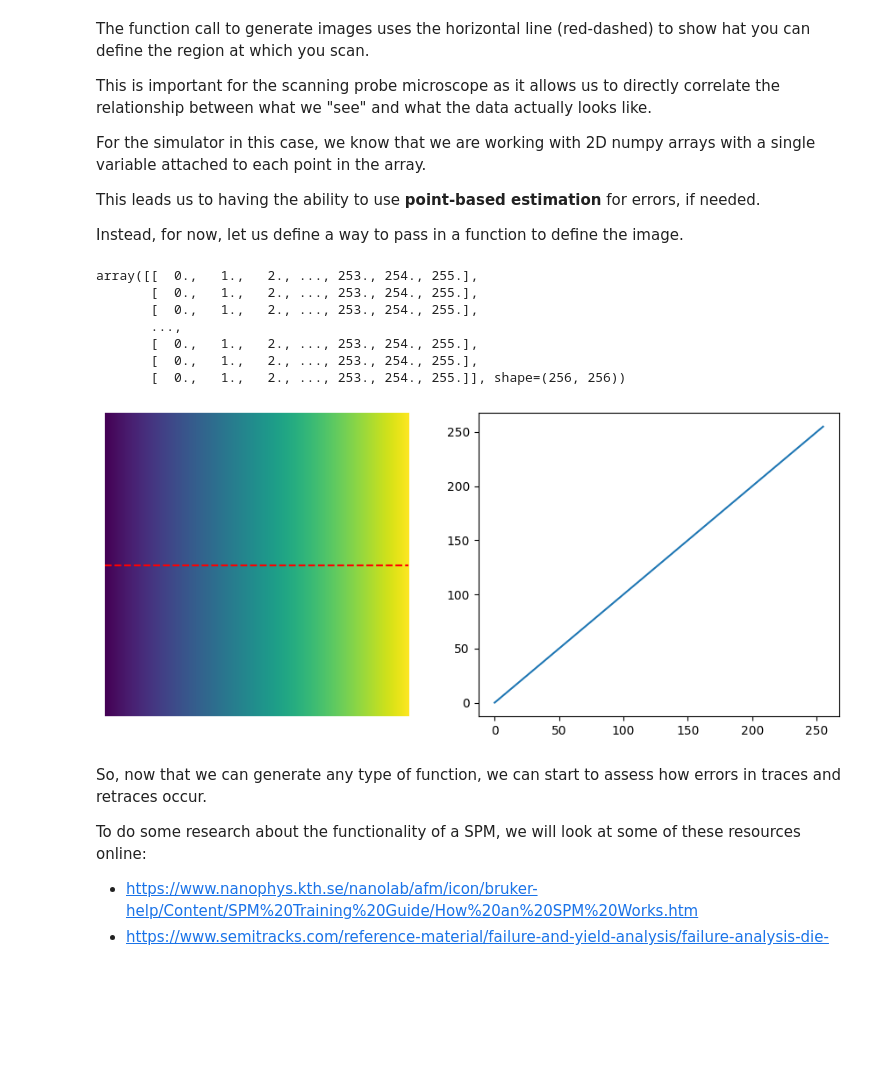
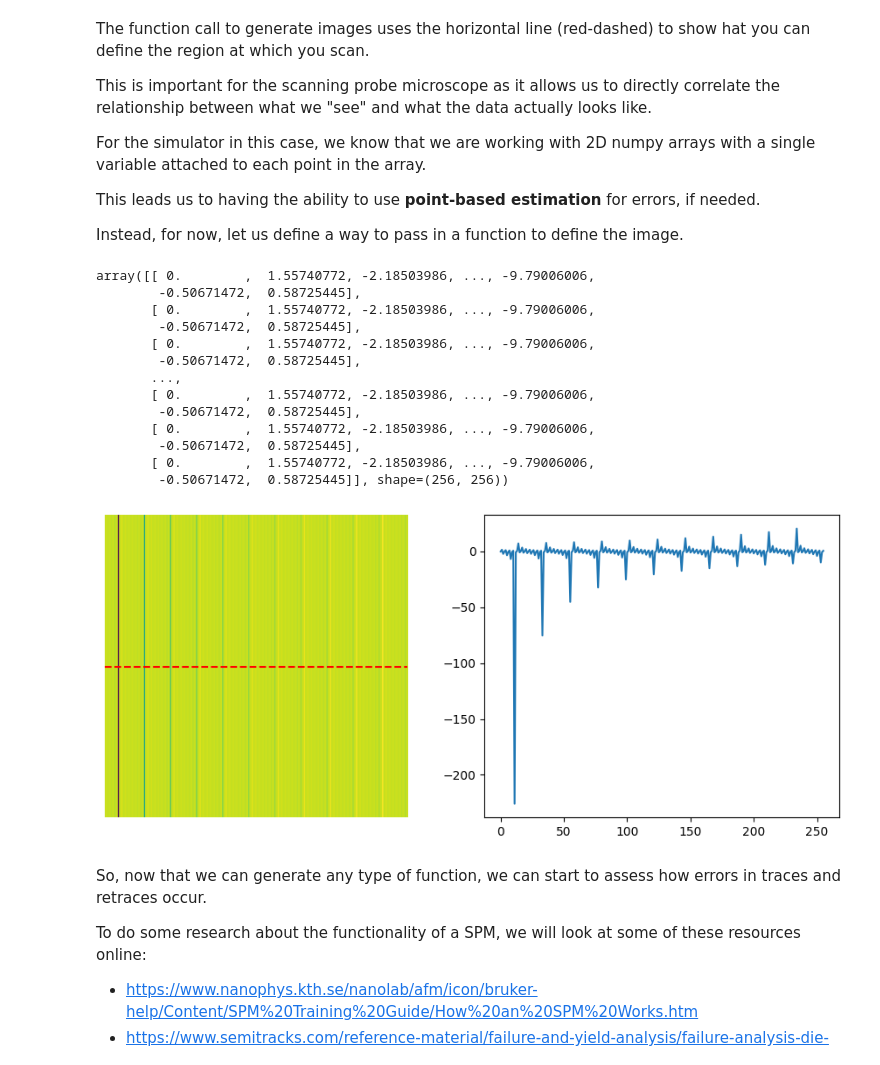
Before and after one commit to colinedsall/ofdspm, a Jupyter notebook: simulator.ipynb, the cells around one changed output. Cells and saved outputs as stored; diff of their text form; code cells hidden in the pictures; blank space fills up the shorter version.

```diff
--- a/simulator.ipynb
+++ b/simulator.ipynb
@@ -74,41 +74,47 @@ def generate_function_pattern(nx, ny, function = np.ceil, show = False):
     nx - int:                   Number of pixels in x-direction
     ny - int:                   Number of pixels in y-direction
     function - lambda:          Function to be modeled around origin (center of image)
     show - bool:                If True, show the plot
 
     Output:
         pattern_map - ndarray:  2D map with generated pattern
     """
     output = np.zeros((nx, ny))
 
     # With the given default sin function, we can now modify the zeroed array to contain
     # height map values based on the effects of the function. This is just a double-for
     # loop to scan across the grid.
     for y in range(0, ny, 1):
         for x in range (0, nx, 1):
             output[x, y] = function(y)
 
     if show:
         fig,ax=plt.subplots(1,2,figsize=[9,4])
         ax[0].imshow(output)
         ax[0].axhline(nx//2, linestyle='--', color='red')
         ax[0].axis('off')
         ax[1].plot(output[nx//2,:])
         plt.tight_layout()
 
     return output
 
 # Sample usage
-generate_function_pattern(256, 256, function = lambda x: np.ceil(x), show = True)
+generate_function_pattern(256, 256, function = lambda x: np.tan(x), show = True)
 # %% [output]
-array([[  0.,   1.,   2., ..., 253., 254., 255.],
-       [  0.,   1.,   2., ..., 253., 254., 255.],
-       [  0.,   1.,   2., ..., 253., 254., 255.],
+array([[ 0.        ,  1.55740772, -2.18503986, ..., -9.79006006,
+        -0.50671472,  0.58725445],
+       [ 0.        ,  1.55740772, -2.18503986, ..., -9.79006006,
+        -0.50671472,  0.58725445],
+       [ 0.        ,  1.55740772, -2.18503986, ..., -9.79006006,
+        -0.50671472,  0.58725445],
        ...,
-       [  0.,   1.,   2., ..., 253., 254., 255.],
-       [  0.,   1.,   2., ..., 253., 254., 255.],
-       [  0.,   1.,   2., ..., 253., 254., 255.]], shape=(256, 256))
+       [ 0.        ,  1.55740772, -2.18503986, ..., -9.79006006,
+        -0.50671472,  0.58725445],
+       [ 0.        ,  1.55740772, -2.18503986, ..., -9.79006006,
+        -0.50671472,  0.58725445],
+       [ 0.        ,  1.55740772, -2.18503986, ..., -9.79006006,
+        -0.50671472,  0.58725445]], shape=(256, 256))
-[figure, old version]
+[figure, new version]
 # %% [markdown]
 So, now that we can generate any type of function, we can start to assess how errors in traces and retraces occur.
 
```
Also changed, not shown: parts of 8 cells of this notebook, 7 other files.
